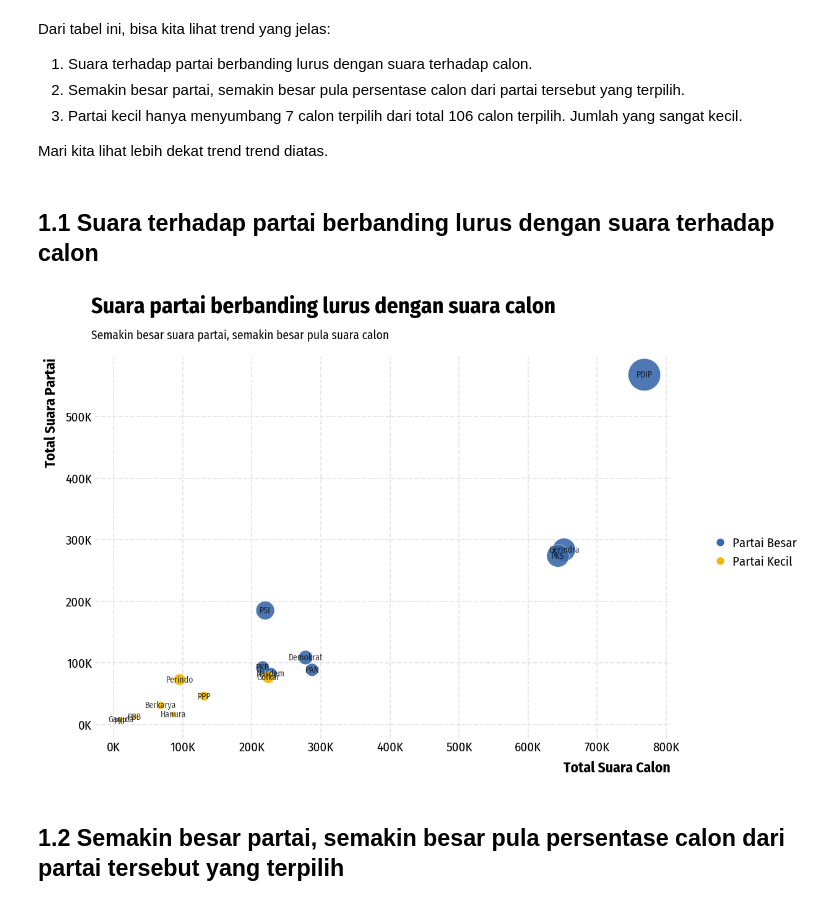
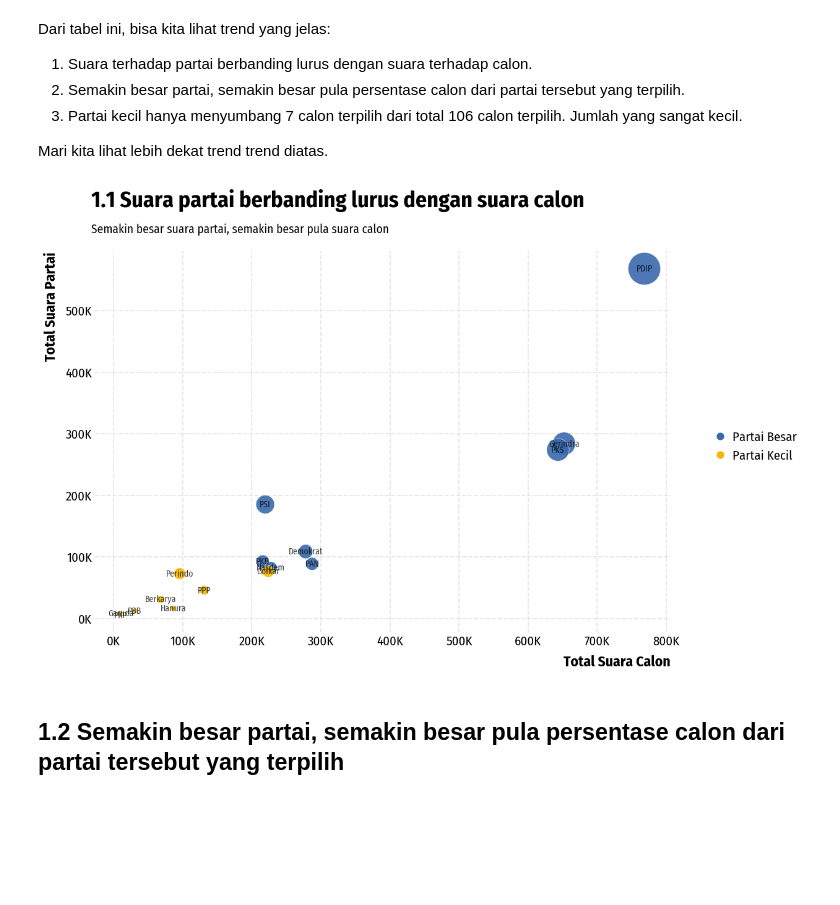
Before and after one commit to danjelito/pemilu-dki-2019, a Jupyter notebook: src/report.ipynb, the cells around one changed output. Saved outputs shown, nothing was run; the diff lists cells and outputs as text; code cells hidden in the pictures; blank space fills up the shorter version.

```diff
--- a/src/report.ipynb
+++ b/src/report.ipynb
@@ -124,43 +132,41 @@ Dari tabel ini, bisa kita lihat trend yang jelas:
 3. Partai kecil hanya menyumbang 7 calon terpilih dari total 106 calon terpilih. Jumlah yang sangat kecil.
 
 Mari kita lihat lebih dekat trend trend diatas.
-# %% [markdown]
-## 1.1 Suara terhadap partai berbanding lurus dengan suara terhadap calon
 # %%
 x = "Total Suara Calon"
 y = "Total Suara Partai"
 f, ax = plt.subplots(figsize=(12, 8))
 with warnings.catch_warnings():
     warnings.filterwarnings("ignore",)
     sns.scatterplot(
         x=x,
         y=y,
         hue="Ukuran Partai",
         data=data_partai_full,
         alpha=0.9,
         s=data_partai_full["Total Suara Partai"] / 400,
         palette=cmaps.bold[2:5]._colors
     )
 opinionated.add_legend(title="")
 opinionated.set_title_and_suptitle(
-    "Suara partai berbanding lurus dengan suara calon",
+    "1.1 Suara partai berbanding lurus dengan suara calon",
     "Semakin besar suara partai, semakin besar pula suara calon",
 )
 module.label_point(
     data_partai_full[x], data_partai_full[y], data_partai_full["Partai"], plt.gca()
 )
 with warnings.catch_warnings():
     warnings.simplefilter("ignore")
     if max(data_partai_full[x]) >= 1000:
         xlabels = ['{:,.0f}'.format(x) + 'K' for x in ax.get_xticks()/1000]
         ax.set_xticklabels(xlabels)
     if max(data_partai_full[y]) >= 1000:
         ylabels = ['{:,.0f}'.format(y) + 'K' for y in ax.get_yticks()/1000]
         ax.set_yticklabels(ylabels)
 
 plt.show()
 # %% [output]
-[figure, old version]
+[figure, new version]
 # %% [markdown]
 ## 1.2 Semakin besar partai, semakin besar pula persentase calon dari partai tersebut yang terpilih
 # %%
```
Also changed, not shown: parts of 7 cells of this notebook, 1 other file.
